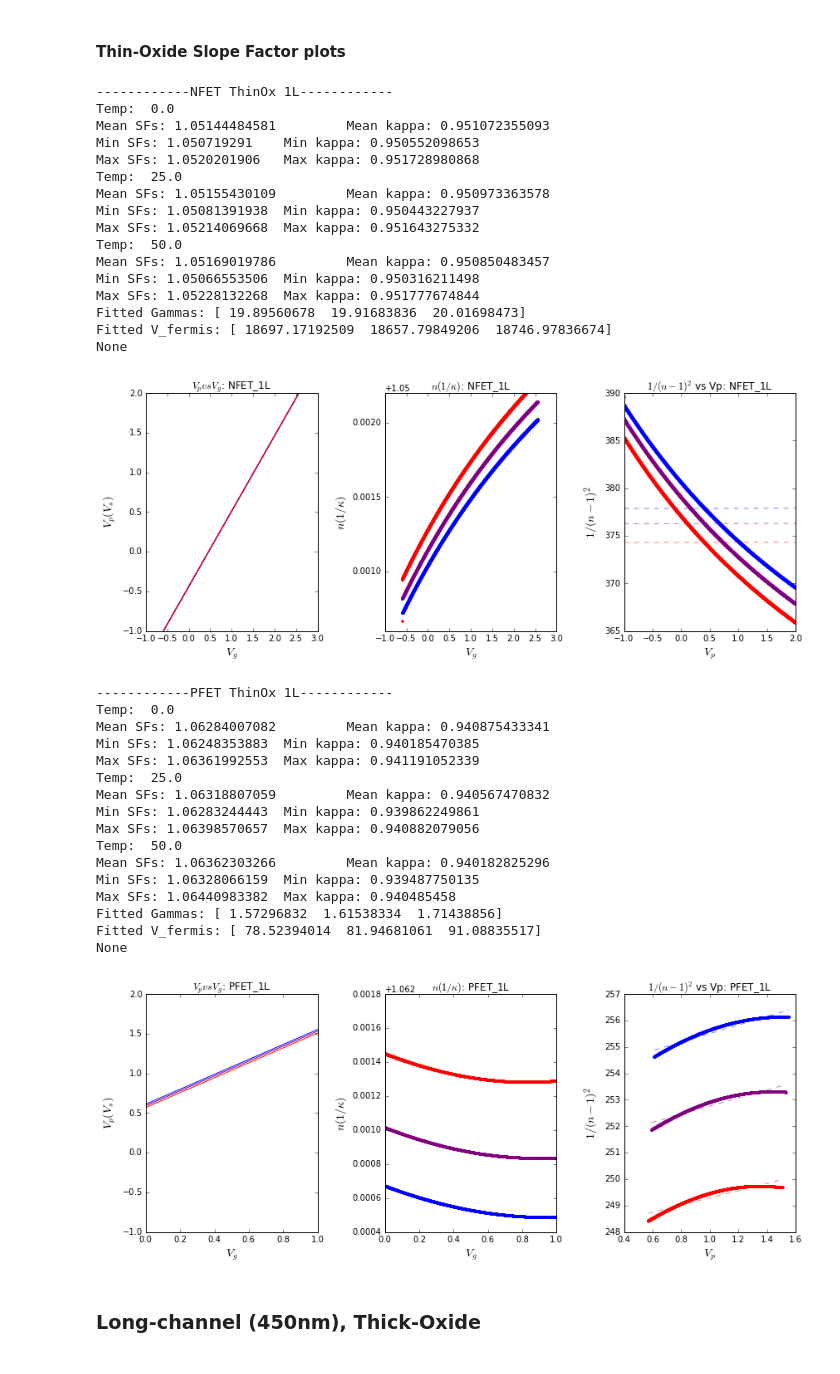
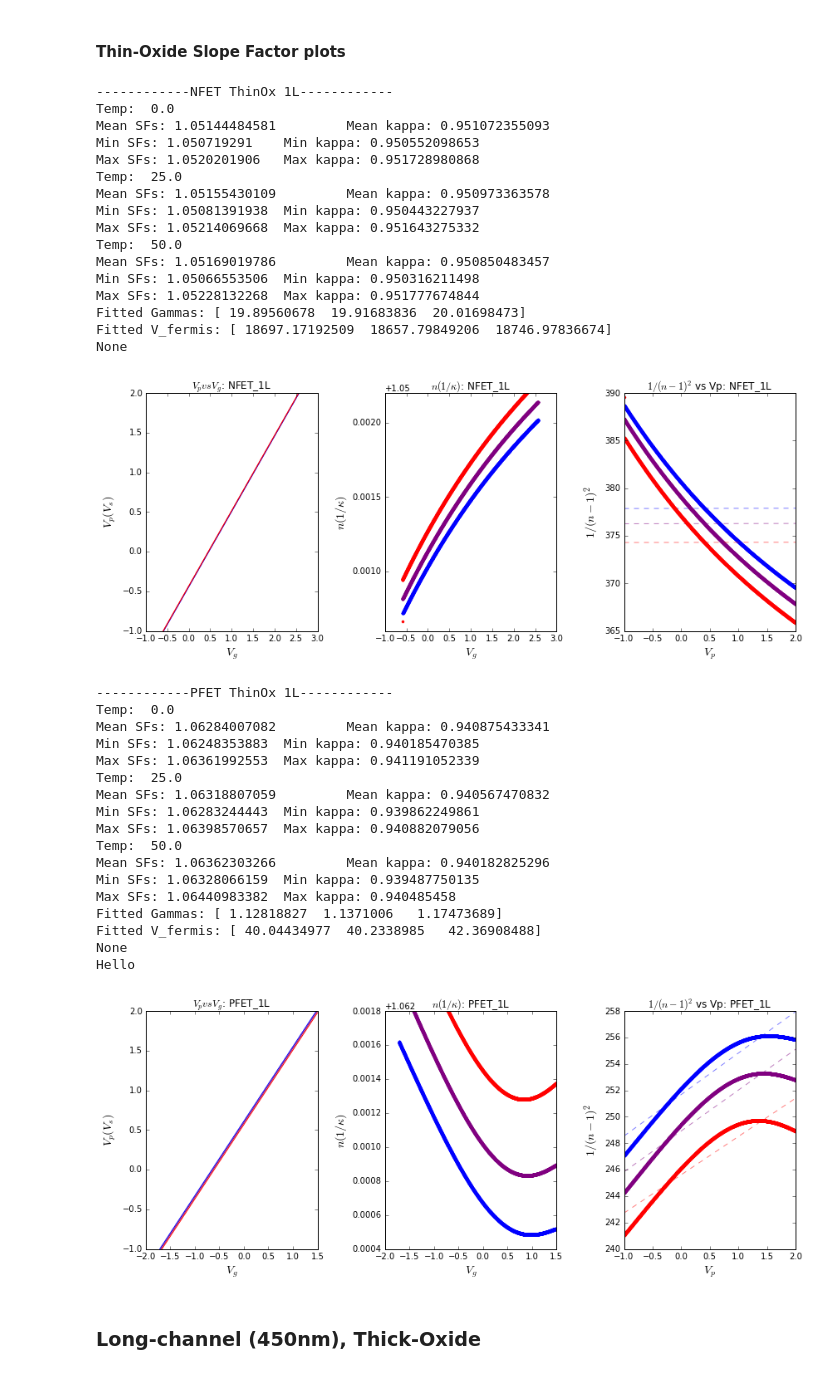
Before and after one commit to twinoza/TwinPyNB, a Jupyter notebook: FETCharacterization/FET_ParamExtract.ipynb, the cells around one changed output. Cells and saved outputs as stored; diff of their text form; code cells hidden in the pictures.

```diff
--- a/FETCharacterization/FET_ParamExtract.ipynb
+++ b/FETCharacterization/FET_ParamExtract.ipynb
@@ -611,47 +614,49 @@ None
 # %%
 SFs,gammas,fermis = slopeFactor(folderRoot, FETType="NFET", curveType="VgvsVs_KappaExtraction",
                   #temps=temps, xLims=(0,1), yLims=(1.11, 1.12), printFN=True)
-                  temps=temps, ttl="NFET_1L", xLims=None, yLims=None, printFN=False)
+                  temps=temps, ttl="NFET_1L", xLims=None, yLims=None, printFN=False, plotIdx=0)
 print "------------NFET ThinOx 1L------------\n", printSFInfo(temps,SFs,gammas,fermis)
 show()
 SFs,gammas,fermis = slopeFactor(folderRoot_P, FETType="PFET", curveType="VgvsVs_KappaExtraction",
-                  temps=temps, ttl="PFET_1L", xLims=(0,1), yLims=None,plotIdx=0)
+                  temps=temps, ttl="PFET_1L", xLims=None, yLims=None, printFN=False, plotIdx=0)
 print "------------PFET ThinOx 1L------------\n", printSFInfo(temps,SFs,gammas,fermis)
+print "Hello"
 # %% [output]
 ------------NFET ThinOx 1L------------
 Temp:  0.0
 Mean SFs: 1.05144484581         Mean kappa: 0.951072355093
 Min SFs: 1.050719291    Min kappa: 0.950552098653
 Max SFs: 1.0520201906   Max kappa: 0.951728980868
 Temp:  25.0
 Mean SFs: 1.05155430109         Mean kappa: 0.950973363578
 Min SFs: 1.05081391938  Min kappa: 0.950443227937
 Max SFs: 1.05214069668  Max kappa: 0.951643275332
 Temp:  50.0
 Mean SFs: 1.05169019786         Mean kappa: 0.950850483457
 Min SFs: 1.05066553506  Min kappa: 0.950316211498
 Max SFs: 1.05228132268  Max kappa: 0.951777674844
 Fitted Gammas: [ 19.89560678  19.91683836  20.01698473]
 Fitted V_fermis: [ 18697.17192509  18657.79849206  18746.97836674]
 None
 [figure]
 ------------PFET ThinOx 1L------------
 Temp:  0.0
 Mean SFs: 1.06284007082         Mean kappa: 0.940875433341
 Min SFs: 1.06248353883  Min kappa: 0.940185470385
 Max SFs: 1.06361992553  Max kappa: 0.941191052339
 Temp:  25.0
 Mean SFs: 1.06318807059         Mean kappa: 0.940567470832
 Min SFs: 1.06283244443  Min kappa: 0.939862249861
 Max SFs: 1.06398570657  Max kappa: 0.940882079056
 Temp:  50.0
 Mean SFs: 1.06362303266         Mean kappa: 0.940182825296
 Min SFs: 1.06328066159  Min kappa: 0.939487750135
 Max SFs: 1.06440983382  Max kappa: 0.940485458
-Fitted Gammas: [ 1.57296832  1.61538334  1.71438856]
-Fitted V_fermis: [ 78.52394014  81.94681061  91.08835517]
+Fitted Gammas: [ 1.12818827  1.1371006   1.17473689]
+Fitted V_fermis: [ 40.04434977  40.2338985   42.36908488]
 None
+Hello
-[figure, old version]
+[figure, new version]
 # %% [markdown]
 ### Long-channel (450nm), Thick-Oxide
 # %%
```
Also changed, not shown: parts of 4 cells of this notebook, 1 other file.
